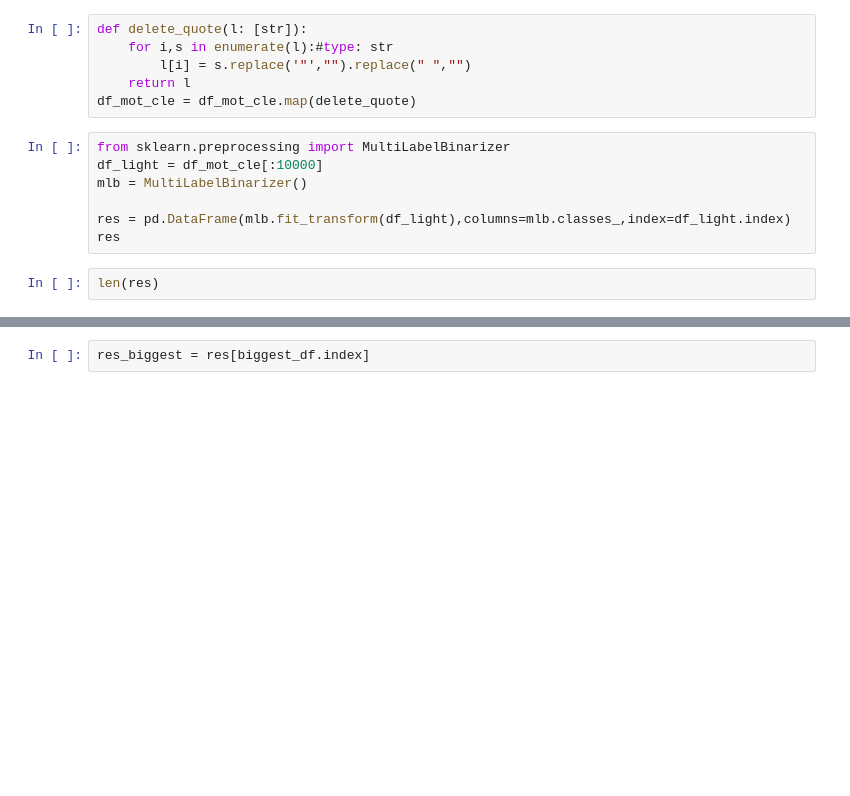
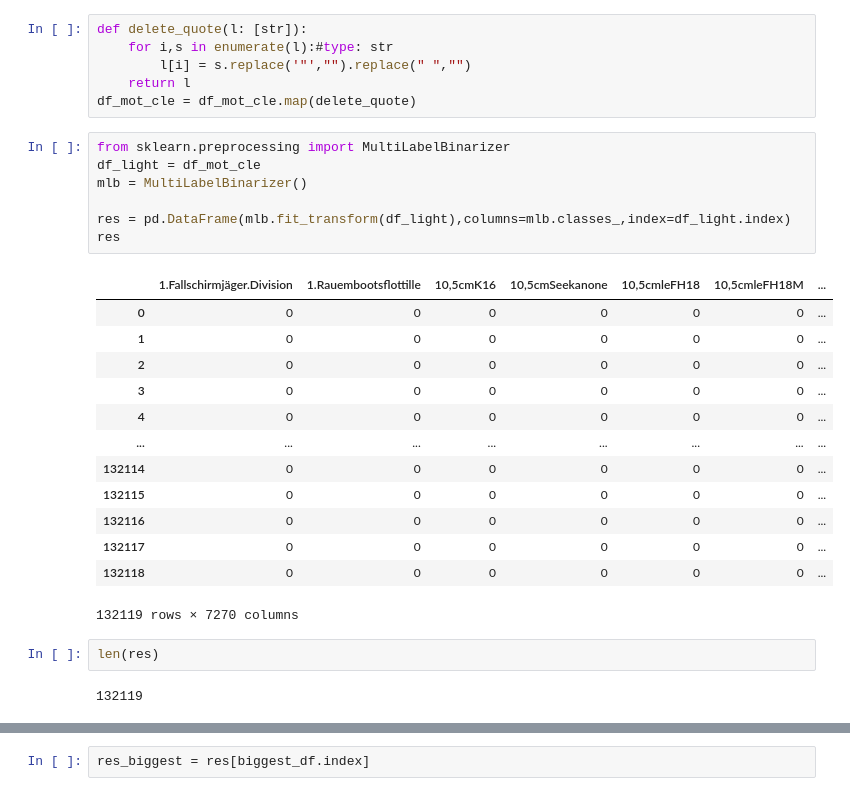
Before and after one commit to TechInTerh/PFEE-VISION, a Jupyter notebook: etude_reference_mot_cle.ipynb, the cells around one changed output, grey strips where cells are left out. Drawn from its saved outputs; the diff is of its cells as text; blank space fills up the shorter version.

```diff
--- a/etude_reference_mot_cle.ipynb
+++ b/etude_reference_mot_cle.ipynb
@@ -29,13 +76,29 @@ def delete_quote(l: [str]):
 df_mot_cle = df_mot_cle.map(delete_quote)
 # %%
 from sklearn.preprocessing import MultiLabelBinarizer
-df_light = df_mot_cle[:10000]
+df_light = df_mot_cle
 mlb = MultiLabelBinarizer()
 
 res = pd.DataFrame(mlb.fit_transform(df_light),columns=mlb.classes_,index=df_light.index)
 res
+# %% [output]
+|  | 1.Fallschirmjäger.Division | 1.Rauembootsflottille | 10,5cmK16 | 10,5cmSeekanone | 10,5cmleFH18 | 10,5cmleFH18M | ... |
+| 0 | 0 | 0 | 0 | 0 | 0 | 0 | ... |
+| 1 | 0 | 0 | 0 | 0 | 0 | 0 | ... |
+| 2 | 0 | 0 | 0 | 0 | 0 | 0 | ... |
+| 3 | 0 | 0 | 0 | 0 | 0 | 0 | ... |
+| 4 | 0 | 0 | 0 | 0 | 0 | 0 | ... |
+| ... | ... | ... | ... | ... | ... | ... | ... |
+| 132114 | 0 | 0 | 0 | 0 | 0 | 0 | ... |
+| 132115 | 0 | 0 | 0 | 0 | 0 | 0 | ... |
+| 132116 | 0 | 0 | 0 | 0 | 0 | 0 | ... |
+| 132117 | 0 | 0 | 0 | 0 | 0 | 0 | ... |
+| 132118 | 0 | 0 | 0 | 0 | 0 | 0 | ... |
+132119 rows × 7270 columns
 # %%
 len(res)
+# %% [output]
+132119
 # %%
 sum_df = res.sum().sort_values(ascending=False)
 sum_df
```
Also changed, not shown: parts of 12 cells of this notebook, 4 other files.
